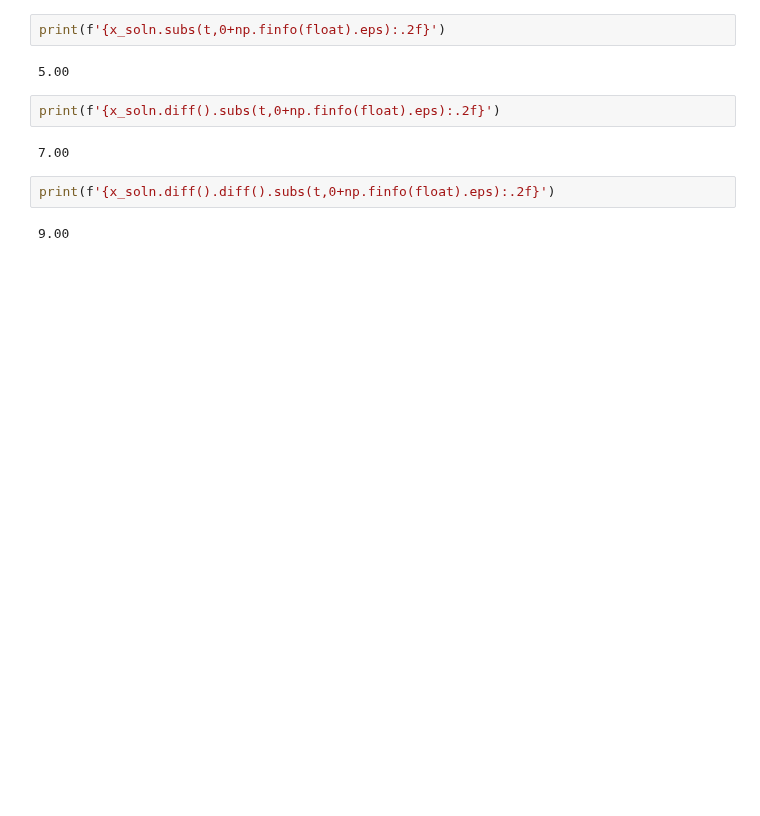
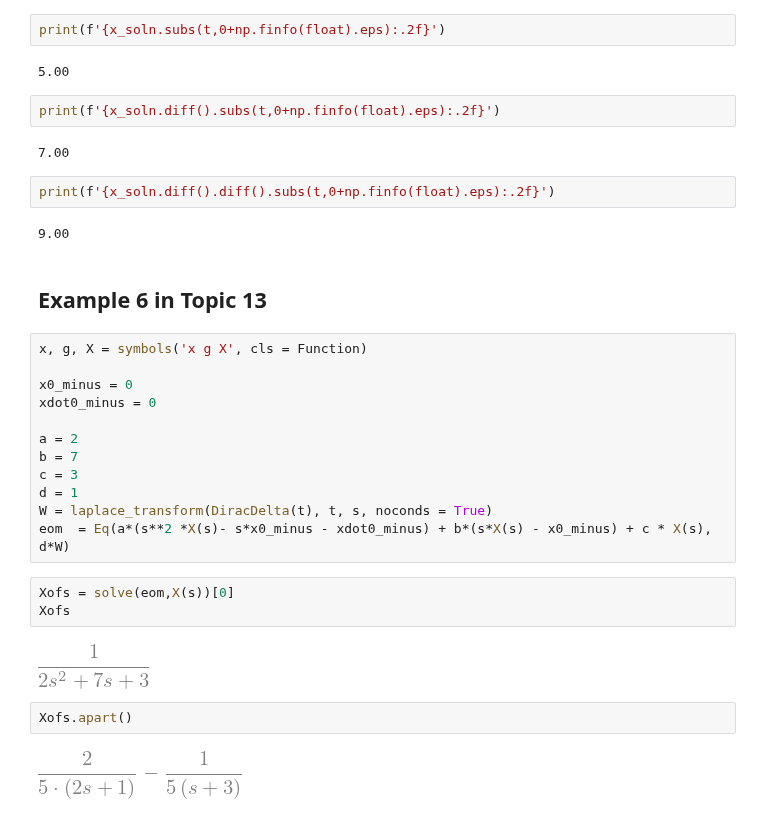
Before and after one commit to JonHowMIT/Signals_and_Systems, a Jupyter notebook: 16_002_Topic10_DiffEq_delta_input.ipynb, the cells around one changed output. Drawn from its saved outputs; the diff is of its cells as text; blank space fills up the shorter version.

```diff
--- a/16_002_Topic10_DiffEq_delta_input.ipynb
+++ b/16_002_Topic10_DiffEq_delta_input.ipynb
@@ -283,3 +285,26 @@ print(f'{x_soln.diff().subs(t,0+np.finfo(float).eps):.2f}')
 print(f'{x_soln.diff().diff().subs(t,0+np.finfo(float).eps):.2f}')
 # %% [output]
 9.00
+# %% [markdown]
+## Example 6 in Topic 13
+# %%
+x, g, X = symbols('x g X', cls = Function)
+
+x0_minus = 0
+xdot0_minus = 0
+
+a = 2
+b = 7
+c = 3
+d = 1
+W = laplace_transform(DiracDelta(t), t, s, noconds = True)
+eom  = Eq(a*(s**2 *X(s)- s*x0_minus - xdot0_minus) + b*(s*X(s) - x0_minus) + c * X(s), d*W)
+# %%
+Xofs = solve(eom,X(s))[0]
+Xofs
+# %% [output]
+[figure, added]
+# %%
+Xofs.apart()
+# %% [output]
+[figure, added]
```
Also changed, not shown: parts of 10 cells of this notebook.
